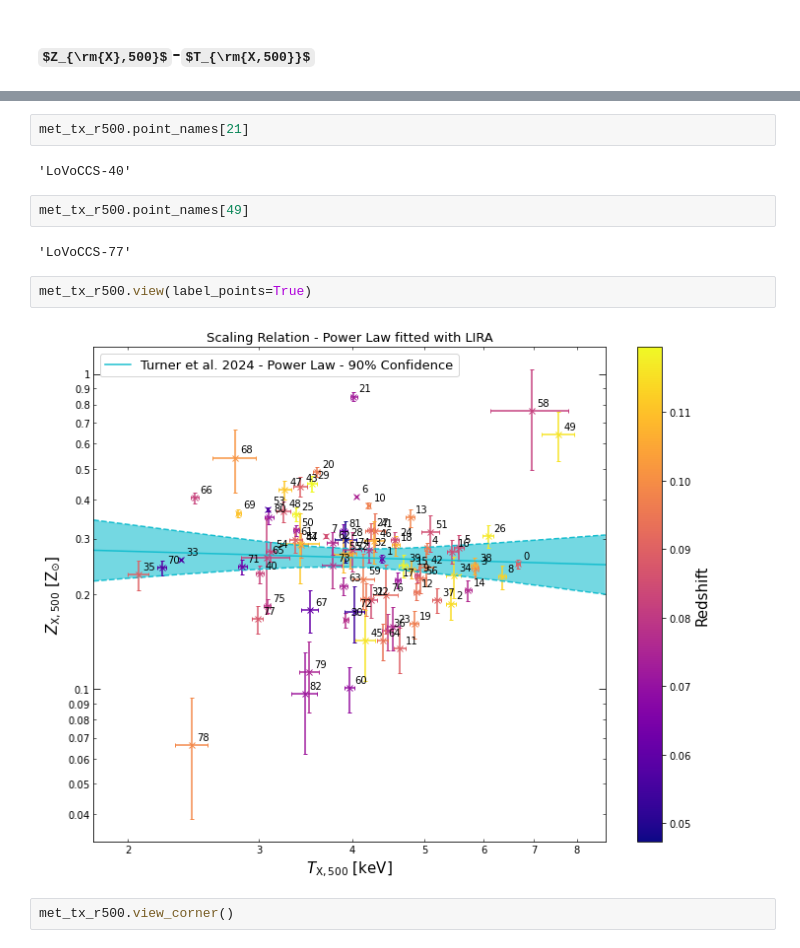
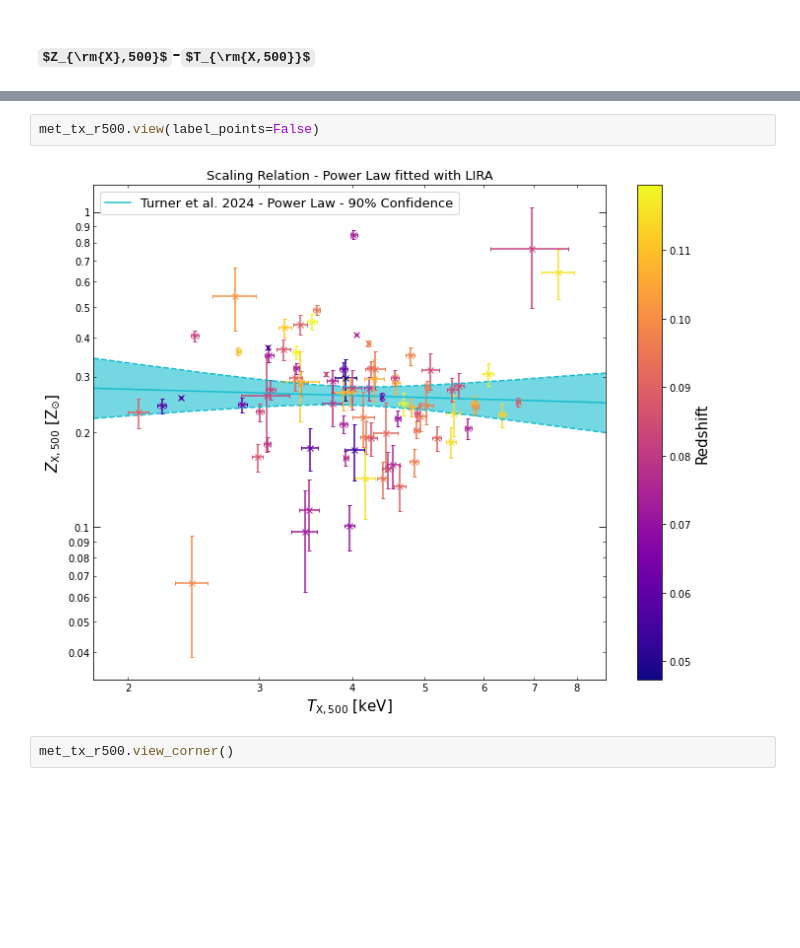
Before and after one commit to LoVoCCS/X-LoVoCCS-Analyses, a Jupyter notebook: notebooks/scaling_relations/metallicity_relations.ipynb, the cells around one changed output, grey strips where cells are left out. Drawn from its saved outputs; the diff is of its cells as text; some formulas as TeX source; blank space fills up the shorter version.

```diff
--- a/notebooks/scaling_relations/metallicity_relations.ipynb
+++ b/notebooks/scaling_relations/metallicity_relations.ipynb
@@ -80,18 +78,10 @@ met_tx_r500.name = r"X-LoVoCCS $R_{500}$"
 # %% [output]
 R[write to console]: module mix loaded
   |**************************************************| 100%
-# %%
-met_tx_r500.point_names[21]
-# %% [output]
-'LoVoCCS-40'
-# %%
-met_tx_r500.point_names[49]
-# %% [output]
-'LoVoCCS-77'
 # %%
-met_tx_r500.view(label_points=True)
+met_tx_r500.view(label_points=False)
 # %% [output]
-[figure, old version]
+[figure, new version]
 # %%
 met_tx_r500.view_corner()
 # %% [output]
```
Also changed, not shown: parts of 25 cells of this notebook.
